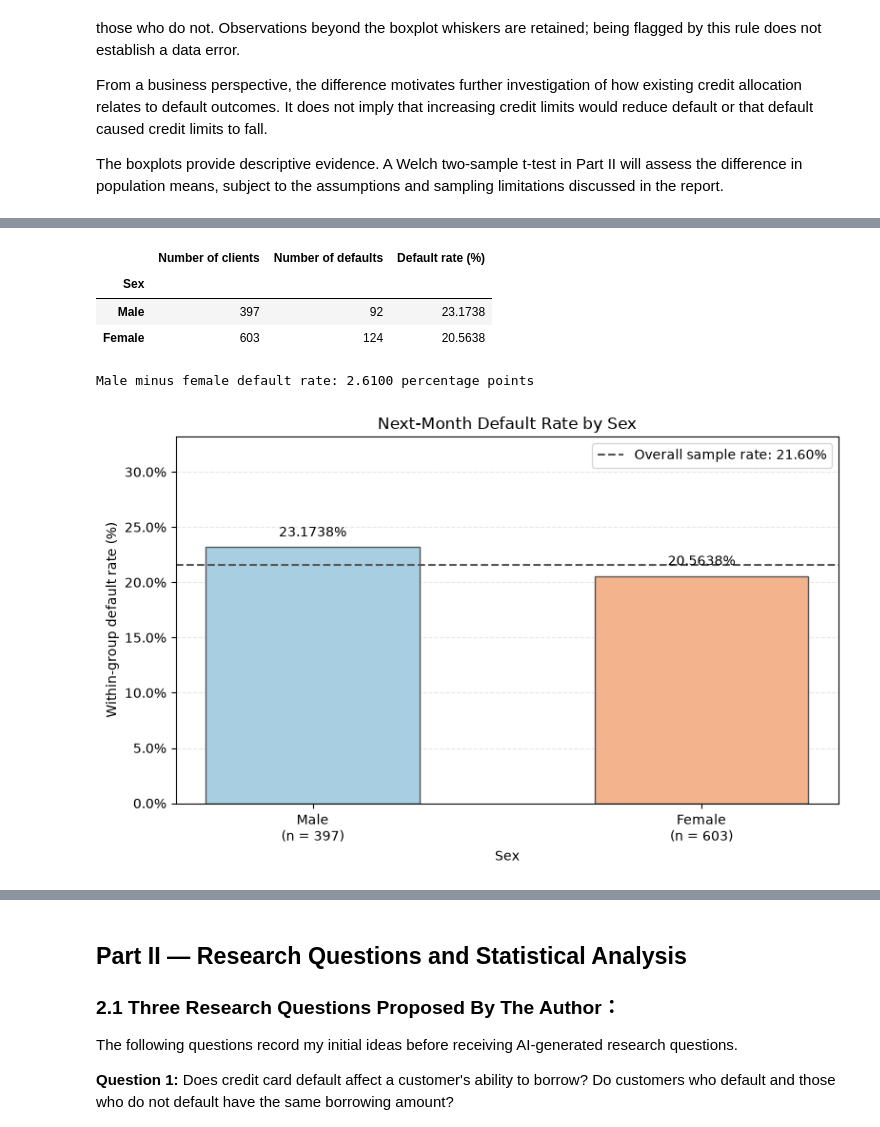
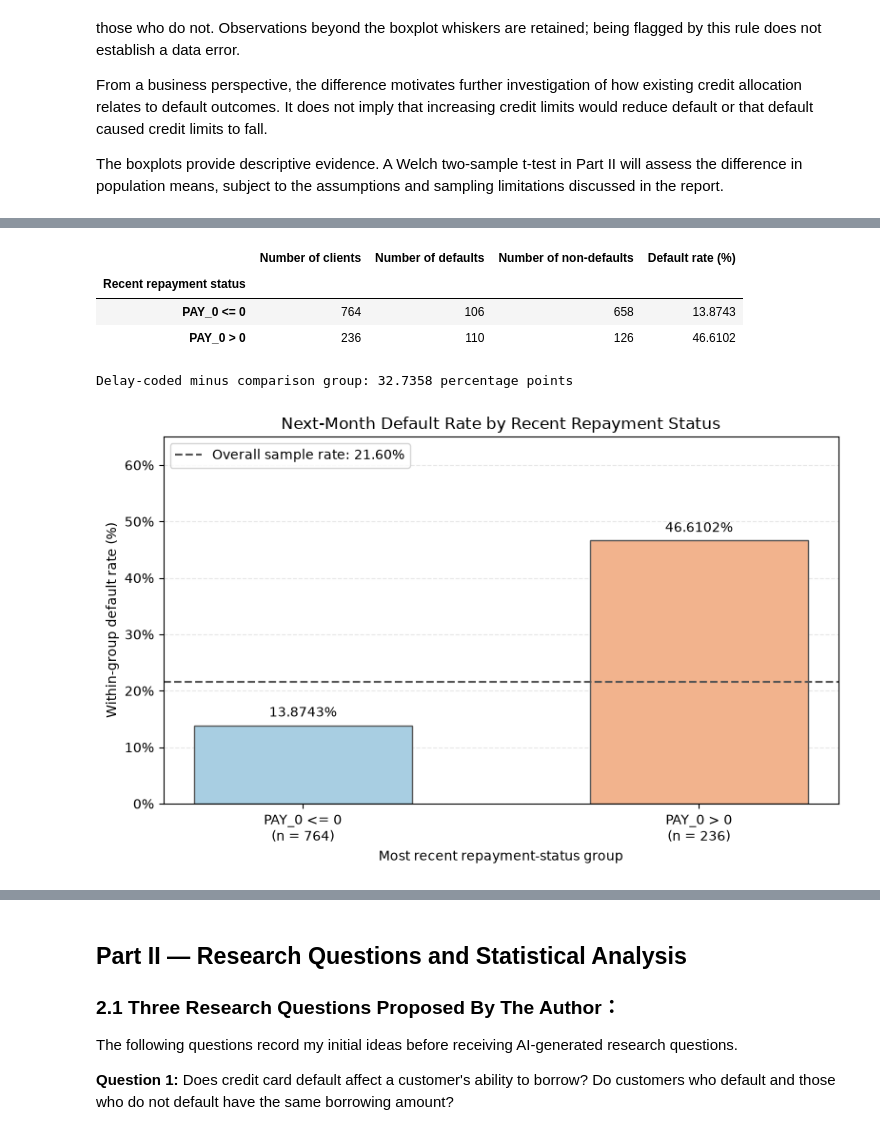
Before and after one commit to keqiy/MATH7810, a Jupyter notebook: default credit card/26444909_keqiyan.ipynb, the cells around one changed output, grey strips where cells are left out. Cells and saved outputs as stored; diff of their text form; code cells hidden in the pictures.

Commit message:
Replace sex comparison with repayment-status analysis

```diff
--- a/default credit card/26444909_keqiyan.ipynb
+++ b/default credit card/26444909_keqiyan.ipynb
@@ -360,48 +360,53 @@ from matplotlib.ticker import PercentFormatter
 
 target = "default.payment.next.month"
 
-# Check category codes before assigning labels.
-assert df["SEX"].isin([1, 2]).all()
+# Check that the variables needed for grouping are complete.
+assert df["PAY_0"].notna().all()
 assert df[target].isin([0, 1]).all()
 
-# For a binary 0/1 variable:
-# count = number of clients; sum = number of defaults.
-sex_summary = (
-    df.groupby("SEX")[target]
+# Create a separate analysis table without changing the raw data.
+delay_data = df[["PAY_0", target]].copy()
+delay_data["Delay flag"] = (delay_data["PAY_0"] > 0).astype(int)
+
+# 0 = PAY_0 <= 0; 1 = PAY_0 > 0.
+delay_summary = (
+    delay_data.groupby("Delay flag")[target]
     .agg(["count", "sum"])
-    .reindex([1, 2])
+    .reindex([0, 1])
 )
 
-sex_summary.columns = ["Number of clients", "Number of defaults"]
-
-sex_summary["Default rate (%)"] = (
-    sex_summary["Number of defaults"]
-    / sex_summary["Number of clients"]
+delay_summary.columns = ["Number of clients", "Number of defaults"]
+delay_summary["Number of non-defaults"] = (
+    delay_summary["Number of clients"]
+    - delay_summary["Number of defaults"]
+)
+delay_summary["Default rate (%)"] = (
+    delay_summary["Number of defaults"]
+    / delay_summary["Number of clients"]
     * 100
 )
 
-sex_summary.index = ["Male", "Female"]
-sex_summary.index.name = "Sex"
+delay_summary.index = ["PAY_0 <= 0", "PAY_0 > 0"]
+delay_summary.index.name = "Recent repayment status"
 
 display(
-    sex_summary.style.format({
+    delay_summary.style.format({
         "Number of clients": "{:.0f}",
         "Number of defaults": "{:.0f}",
+        "Number of non-defaults": "{:.0f}",
         "Default rate (%)": "{:.4f}"
     })
 )
 
-# Compute from the original data, without intermediate rounding.
+rates = delay_summary["Default rate (%)"]
 overall_rate = df[target].mean() * 100
-rates = sex_summary["Default rate (%)"]
 
-difference_pp = rates.loc["Male"] - rates.loc["Female"]
+difference_pp = rates.loc["PAY_0 > 0"] - rates.loc["PAY_0 <= 0"]
 print(
-    f"Male minus female default rate: "
+    f"Delay-coded minus comparison group: "
     f"{difference_pp:.4f} percentage points"
 )
 
-# Plot within-group default percentages.
 fig, ax = plt.subplots(figsize=(8, 5))
 
 bars = ax.bar(
@@ -413,47 +418,46 @@ bars = ax.bar(
 )
 
 ax.set_xticks([0, 1])
 ax.set_xticklabels([
-    f"Male\n(n = {sex_summary.loc['Male', 'Number of clients']})",
-    f"Female\n(n = {sex_summary.loc['Female', 'Number of clients']})"
+    f"PAY_0 <= 0\n(n = {delay_summary.iloc[0]['Number of clients']:.0f})",
+    f"PAY_0 > 0\n(n = {delay_summary.iloc[1]['Number of clients']:.0f})"
 ])
 
 for bar, rate in zip(bars, rates):
     ax.text(
         bar.get_x() + bar.get_width() / 2,
-        rate + 0.7,
+        rate + 1,
         f"{rate:.4f}%",
         ha="center",
         va="bottom"
     )
 
 ax.axhline(
     overall_rate,
     color="#555555",
     linestyle="--",
-    linewidth=1.5,
     label=f"Overall sample rate: {overall_rate:.2f}%"
 )
 
-ax.set_title("Next-Month Default Rate by Sex")
-ax.set_xlabel("Sex")
+ax.set_title("Next-Month Default Rate by Recent Repayment Status")
+ax.set_xlabel("Most recent repayment-status group")
 ax.set_ylabel("Within-group default rate (%)")
 ax.yaxis.set_major_formatter(PercentFormatter(xmax=100))
-ax.set_ylim(0, max(rates.max(), overall_rate) + 10)
-ax.legend(loc="upper right")
+ax.set_ylim(0, 65)
+ax.legend(loc="upper left")
 
 ax.yaxis.grid(True, linestyle="--", alpha=0.3)
 ax.set_axisbelow(True)
 
 plt.tight_layout()
 plt.show()
 # %% [output]
-|  | Number of clients | Number of defaults | Default rate (%) |
-| Sex |  |  |  |
-| Male | 397 | 92 | 23.1738 |
-| Female | 603 | 124 | 20.5638 |
+|  | Number of clients | Number of defaults | Number of non-defaults | Default rate (%) |
+| Recent repayment status |  |  |  |  |
+| PAY_0 <= 0 | 764 | 106 | 658 | 13.8743 |
+| PAY_0 > 0 | 236 | 110 | 126 | 46.6102 |
-Male minus female default rate: 2.6100 percentage points
+Delay-coded minus comparison group: 32.7358 percentage points
-[figure, old version]
+[figure, new version]
 # %% [markdown]
 #### Interpretation and Business Implication
 
```
Also changed, not shown: parts of 5 cells of this notebook.
